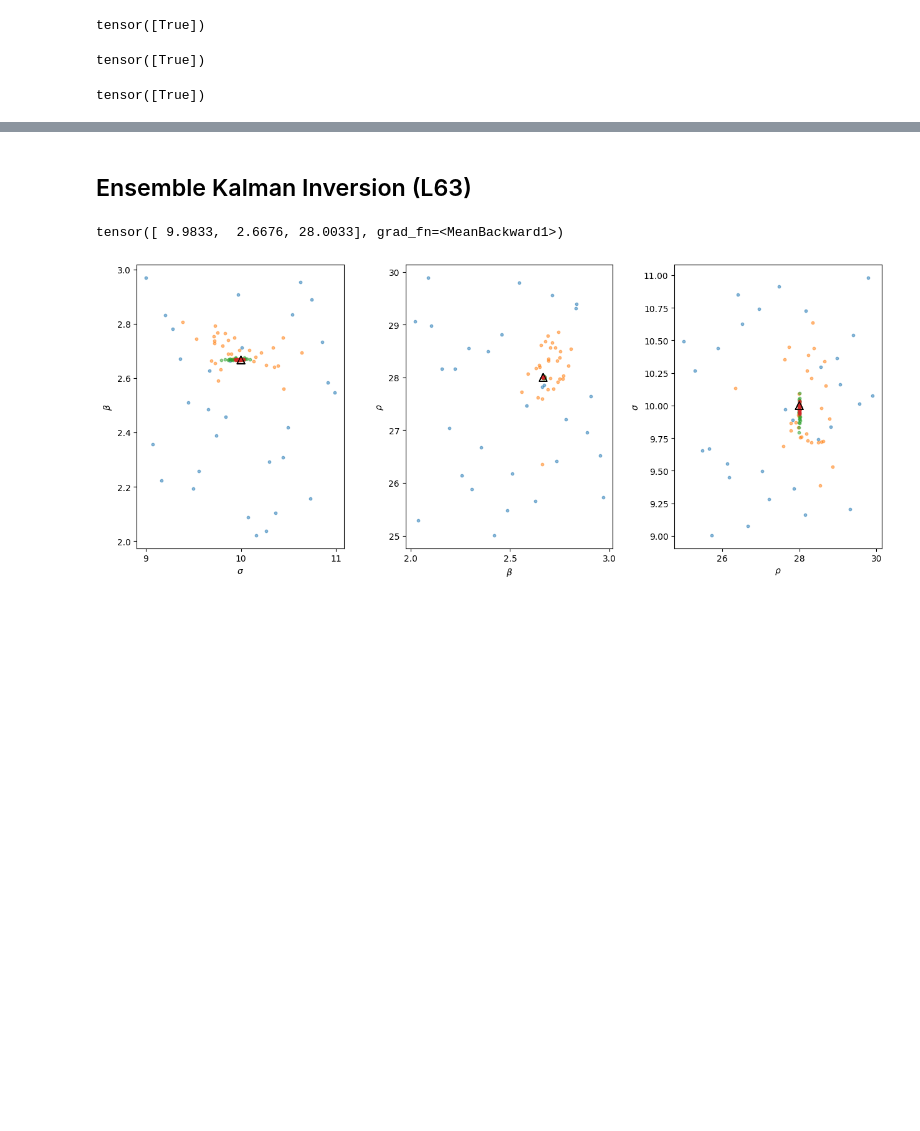
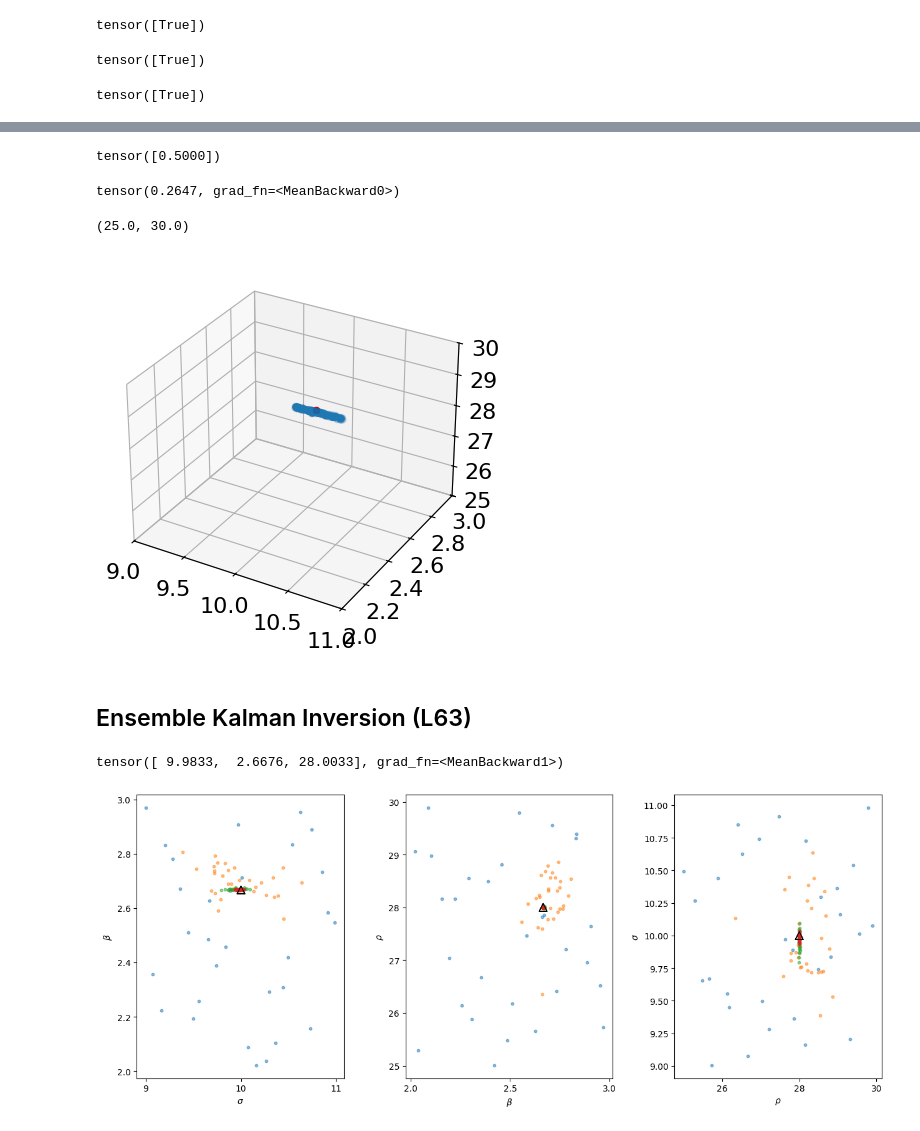
Before and after one commit to OneOneFour/abracalibra, a Jupyter notebook: examples/lorenz.ipynb, the cells around one changed output, grey strips where cells are left out. Saved outputs shown, nothing was run; the diff lists cells and outputs as text; code cells hidden in the pictures; blank space fills up the shorter version.

```diff
--- a/examples/lorenz.ipynb
+++ b/examples/lorenz.ipynb
@@ -213,3 +316,57 @@ with torch.no_grad(), fast_pred_var():
+# %%
+def pdf(x,u:torch.distributions.Distribution):
+    pdf_val = torch.zeros(x.shape)
+    in_support = u.support.check(x)
+    pdf_val[in_support] = u.log_prob(x[in_support]).exp()
+    return pdf_val
+# %% [output]
+tensor([0.5000])
+# %%
+from torch.distributions import Normal
+em = hm.emulators[0]
+def liklihood(x,em):
+    with fast_pred_var():
+        pred = em(x)
+        mean = pred.mean
+        task_covar = lazy_task_covar(pred.lazy_covariance_matrix,pred.num_tasks,pred.event_shape[0])
+        misfit = misfit_GP(mean,task_covar)
+        return (-1*misfit).exp()
+
+CHAIN_LENGTH = 1000
+BURN_IN = 5000
+DELTA_PER_DIM = 0.025
+
+norm = Normal(torch.zeros(3), torch.tensor([ p.stddev*DELTA_PER_DIM for p in hm.prior_list]) )
+
+initial_point = hm.params[-1,0]
+chain = torch.zeros(CHAIN_LENGTH + BURN_IN,3)
+chain[0] = initial_point
+ratio = torch.zeros(CHAIN_LENGTH + BURN_IN)
+ratio[0] = 1
+for i in range(1,CHAIN_LENGTH + BURN_IN):
+    delta = norm.sample()
+    proposal = chain[i-1] + delta
+    acceptance_ratio = torch.min(torch.tensor(1),liklihood(proposal.view(-1,3),em)/liklihood(chain[i-1].view(-1,3),em))
+    ratio[i] = acceptance_ratio
+    if acceptance_ratio > torch.rand(1):
+        chain[i] = proposal
+    else:
+        chain[i] = chain[i-1]
+
+ratio.mean()
+# %% [output]
+tensor(0.2647, grad_fn=<MeanBackward0>)
+# %%
+fig = plt.figure()
+ax = fig.add_subplot(projection='3d')
+ax.scatter(chain[BURN_IN:,0],chain[BURN_IN:,1],chain[BURN_IN:,2],alpha=0.05)
+ax.scatter(params['sigma'],params['beta'],params['rho'],color='r')
+ax.set_xlim(hm.prior_list[0].support.lower_bound,hm.prior_list[0].support.upper_bound)
+ax.set_ylim(hm.prior_list[1].support.lower_bound,hm.prior_list[1].support.upper_bound)
+ax.set_zlim(hm.prior_list[2].support.lower_bound,hm.prior_list[2].support.upper_bound)
+# %% [output]
+(25.0, 30.0)
+[figure, added]
 # %% [markdown]
 ## Ensemble Kalman Inversion (L63)
 # %%
```
Also changed, not shown: parts of 12 cells of this notebook, 5 other files.
